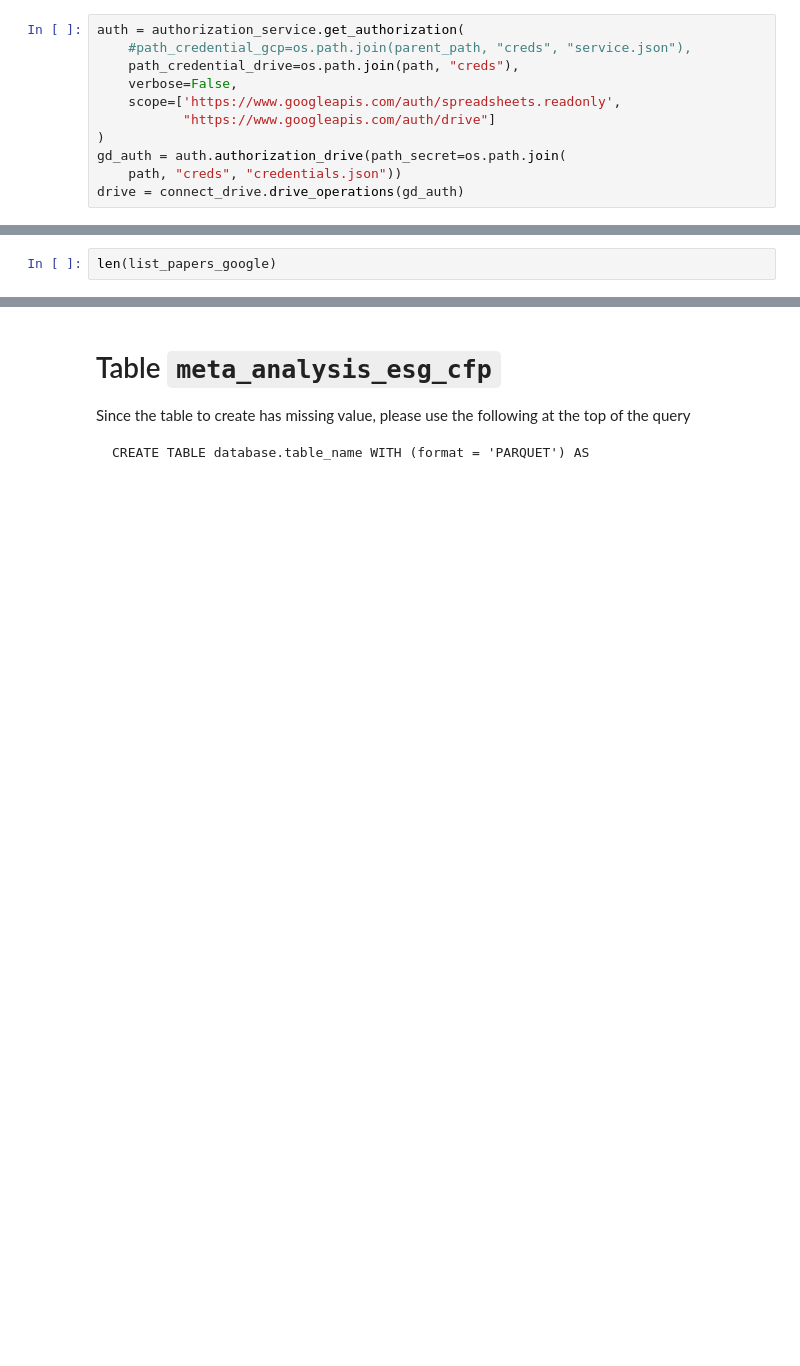
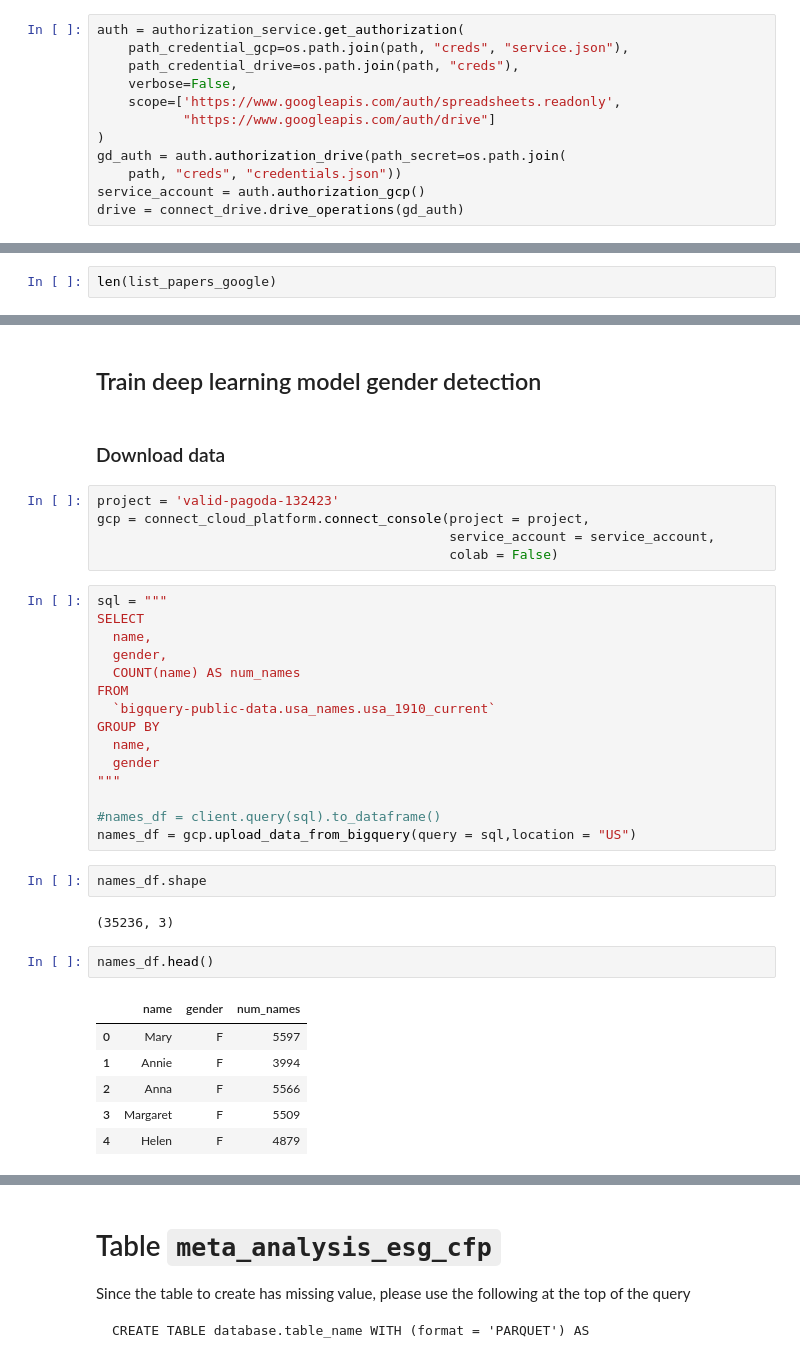
Before and after one commit to thomaspernet/esg_metadata, a Jupyter notebook: 01_data_preprocessing/01_transform_tables/00_meta_analysis.ipynb, the cells around one changed output, grey strips where cells are left out. Drawn from its saved outputs; the diff is of its cells as text; blank space fills up the shorter version.

```diff
--- a/01_data_preprocessing/01_transform_tables/00_meta_analysis.ipynb
+++ b/01_data_preprocessing/01_transform_tables/00_meta_analysis.ipynb
@@ -424,6 +426,6 @@ s3.download_file(key = "CREDS/Financial_dependency_pollution/creds/token.pickle"
 # %%
 auth = authorization_service.get_authorization(
-    #path_credential_gcp=os.path.join(parent_path, "creds", "service.json"),
+    path_credential_gcp=os.path.join(path, "creds", "service.json"),
     path_credential_drive=os.path.join(path, "creds"),
     verbose=False,
     scope=['https://www.googleapis.com/auth/spreadsheets.readonly',
@@ -431,6 +433,7 @@ auth = authorization_service.get_authorization(
 )
 gd_auth = auth.authorization_drive(path_secret=os.path.join(
     path, "creds", "credentials.json"))
+service_account = auth.authorization_gcp()
 drive = connect_drive.drive_operations(gd_auth)
 # %%
 import shutil
@@ -752 +752,38 @@ with open('list_authors_google.pickle', 'wb') as handle:
     pickle.dump(list_authors_google, handle)
+# %% [markdown]
+## Train deep learning model gender detection
+# %% [markdown]
+### Download data
+# %%
+project = 'valid-pagoda-132423'
+gcp = connect_cloud_platform.connect_console(project = project,
+                                             service_account = service_account,
+                                             colab = False)
+# %%
+sql = """
+SELECT
+  name,
+  gender,
+  COUNT(name) AS num_names
+FROM
+  `bigquery-public-data.usa_names.usa_1910_current`
+GROUP BY
+  name,
+  gender
+"""
+
+#names_df = client.query(sql).to_dataframe()
+names_df = gcp.upload_data_from_bigquery(query = sql,location = "US")
+# %%
+names_df.shape
+# %% [output]
+(35236, 3)
+# %%
+names_df.head()
+# %% [output]
+|  | name | gender | num_names |
+| 0 | Mary | F | 5597 |
+| 1 | Annie | F | 3994 |
+| 2 | Anna | F | 5566 |
+| 3 | Margaret | F | 5509 |
+| 4 | Helen | F | 4879 |
```
Also changed, not shown: parts of 53 cells of this notebook, 1 other file.
